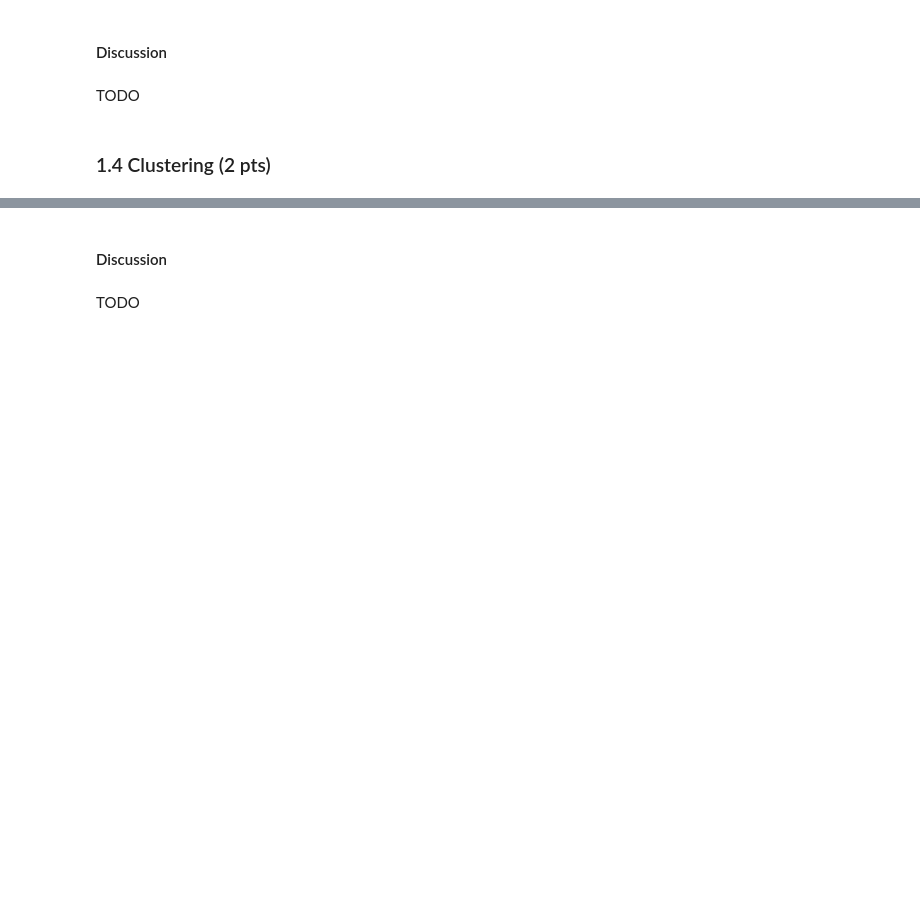
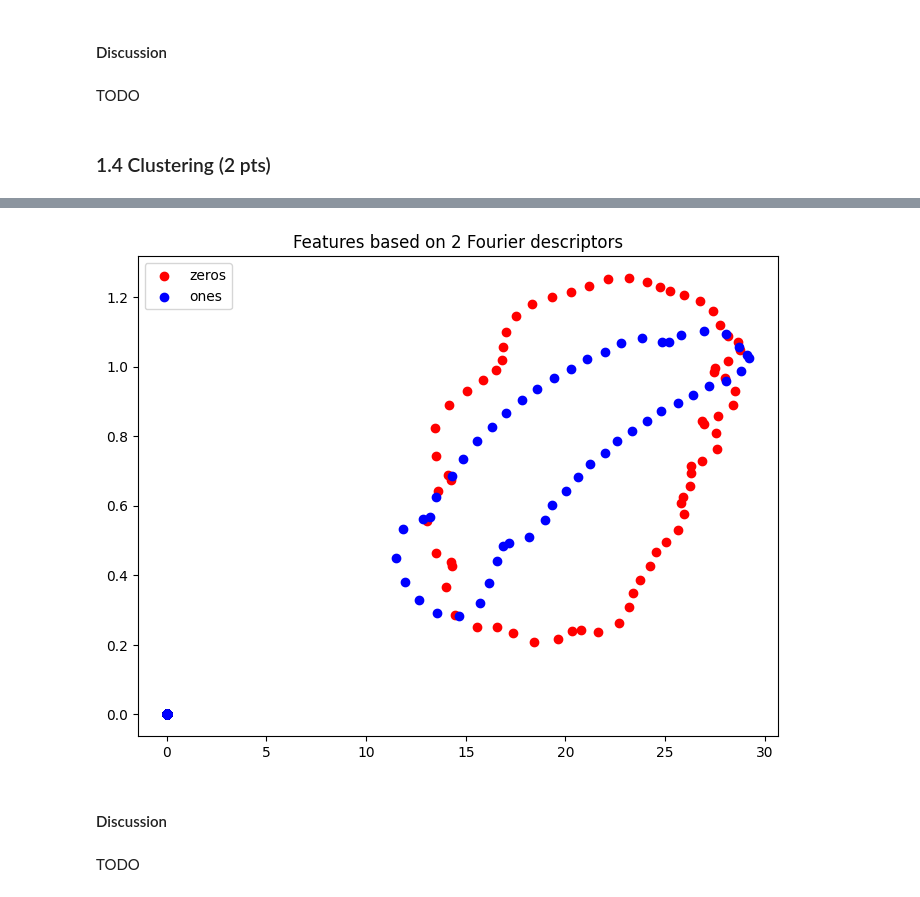
Before and after one commit to OctavioProfeta/iapr, a Jupyter notebook: labs/lab_02_object_description.ipynb, the cells around one changed output, grey strips where cells are left out. Drawn from its saved outputs; the diff is of its cells as text; code cells hidden in the pictures; blank space fills up the shorter version.

```diff
--- a/labs/lab_02_object_description.ipynb
+++ b/labs/lab_02_object_description.ipynb
@@ -355,23 +374,35 @@ TODO
 # %%
 # TODO: You should fill the lists below, with your features
 
 # First feature for all "0"s
 zeros_f1 = []
 # Second feature for all "0"s
 zeros_f2 = []
 # Fist feature for all "1"s
 ones_f1 = []
 # Second feature for all "1"s
 ones_f2 = []
 
+for zeros in zero_desc:
+    zeros_f1.append(cv2.magnitude(zeros[1], zeros[0]))
+    zeros_f2.append(cv2.phase(zeros[1], zeros[0]))
+
+for ones in one_desc:
+    ones_f1.append(cv2.magnitude(ones[1], ones[0]))
+    ones_f2.append(cv2.phase(ones[1], ones[0]))
+
+# octa : pas sur de ce que je fait, tests
+
 # Plot features for all images
 fig = plt.figure()
 ax = fig.add_axes([0,0,1,1])
 ax.scatter(zeros_f1, zeros_f2, color='r', label='zeros')
 ax.scatter(ones_f1, ones_f2, color='b', label='ones')
 ax.legend(loc='best')
 plt.title("Features based on 2 Fourier descriptors")
 plt.show()
+# %% [output]
+[figure, added]
 # %% [markdown]
 #### Discussion
 # %% [markdown]
```
Also changed, not shown: parts of 9 cells of this notebook.
